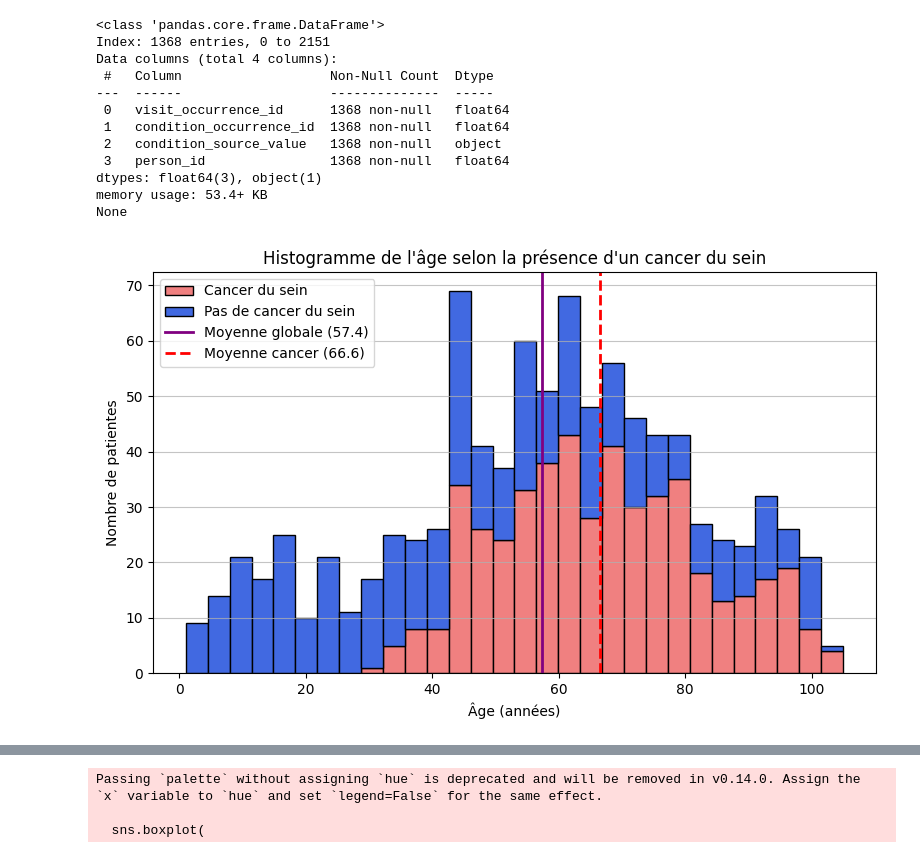
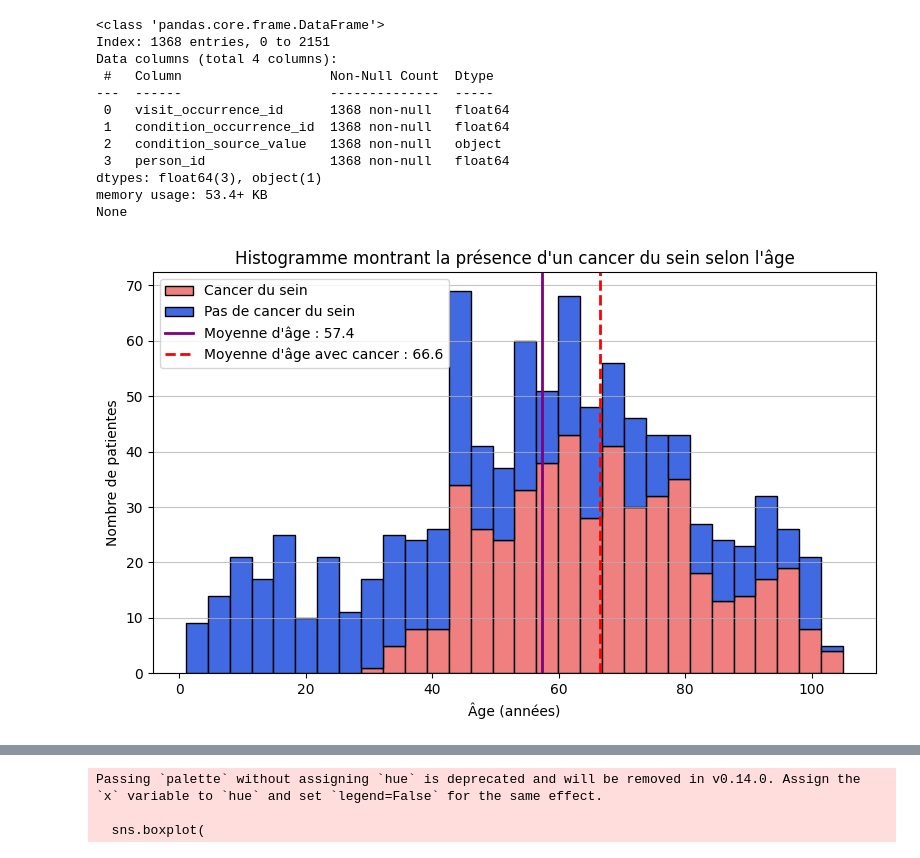
Before and after one commit to Al0den/ProjetEIST6, a Jupyter notebook: src/visualise.ipynb, the cells around one changed output, grey strips where cells are left out. Cells and saved outputs as stored; diff of their text form; code cells hidden in the pictures.

Commit message:
modif visuals

```diff
--- a/src/visualise.ipynb
+++ b/src/visualise.ipynb
@@ -44,37 +44,37 @@ plt.hist(
     bins=30,
     stacked=True,
     color=['lightcoral', 'royalblue'],
     label=['Cancer du sein', 'Pas de cancer du sein', ''],
     edgecolor='black'
 )
 
-plt.axvline(moyenne_age_globale, color='purple', linestyle='solid', linewidth=2, label=f'Moyenne globale ({moyenne_age_globale:.1f})')
-plt.axvline(moyenne_age_cancer, color='red', linestyle='dashed', linewidth=2, label=f'Moyenne cancer ({moyenne_age_cancer:.1f})')
+plt.axvline(moyenne_age_globale, color='purple', linestyle='solid', linewidth=2, label=f"Moyenne d'âge : {moyenne_age_globale:.1f}")
+plt.axvline(moyenne_age_cancer, color='red', linestyle='dashed', linewidth=2, label=f"Moyenne d'âge avec cancer : {moyenne_age_cancer:.1f}")
 
 plt.xlabel('Âge (années)')
 plt.ylabel('Nombre de patientes')
-plt.title("Histogramme de l'âge selon la présence d'un cancer du sein")
+plt.title("Histogramme montrant la présence d'un cancer du sein selon l'âge")
 plt.legend(loc='upper left')
 plt.grid(axis='y', alpha=0.75)
 plt.tight_layout()
 
 plt.savefig(os.path.join(visuals_dir, 'histogramme_age_cancer_sein.png'), dpi=300)
 
 plt.show()
 # %% [output]
 <class 'pandas.core.frame.DataFrame'>
 Index: 1368 entries, 0 to 2151
 Data columns (total 4 columns):
  #   Column                   Non-Null Count  Dtype
 ---  ------                   --------------  -----
  0   visit_occurrence_id      1368 non-null   float64
  1   condition_occurrence_id  1368 non-null   float64
  2   condition_source_value   1368 non-null   object
  3   person_id                1368 non-null   float64
 dtypes: float64(3), object(1)
 memory usage: 53.4+ KB
 None
-[figure, old version]
+[figure, new version]
 # %%
 # 1. Lier chaque mesure d'IMC à une personne
 bmi_bio = df_bio[df_bio['concept_source_value'] == 'bmi'][['visit_occurrence_id', 'transformed_value']].dropna()
```
Also changed, not shown: parts of 1 cell of this notebook, 5 other files.
